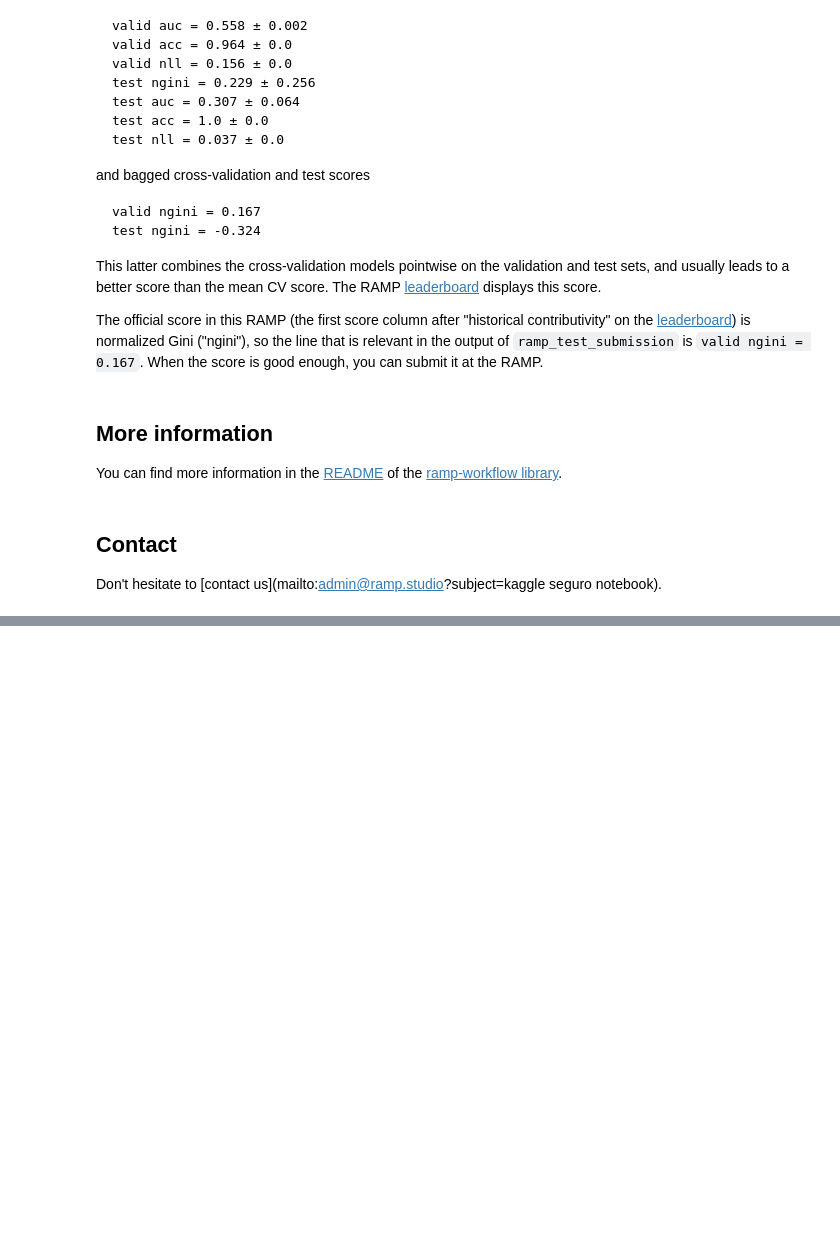
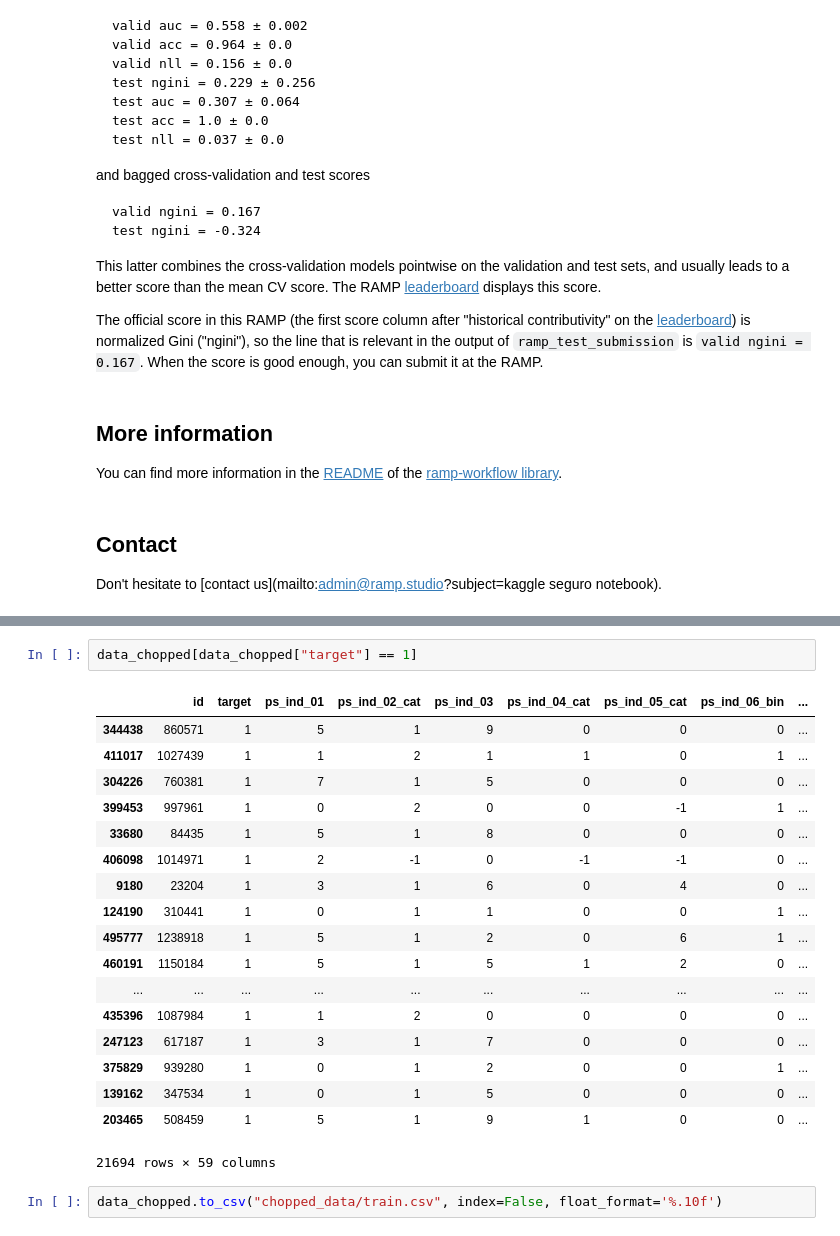
Before and after one commit to yetkinyilmaz/kaggle_seguro, a Jupyter notebook: notebook.ipynb, the cells around one changed output, grey strips where cells are left out. Saved outputs shown, nothing was run; the diff lists cells and outputs as text; blank space fills up the shorter version.

```diff
--- a/notebook.ipynb
+++ b/notebook.ipynb
@@ -287,0 +341,23 @@ Don't hesitate to [contact us](mailto:admin@ramp.studio?subject=kaggle seguro no
+# %%
+data_chopped[data_chopped["target"] == 1]
+# %% [output]
+|  | id | target | ps_ind_01 | ps_ind_02_cat | ps_ind_03 | ps_ind_04_cat | ps_ind_05_cat | ps_ind_06_bin | ... |
+| 344438 | 860571 | 1 | 5 | 1 | 9 | 0 | 0 | 0 | ... |
+| 411017 | 1027439 | 1 | 1 | 2 | 1 | 1 | 0 | 1 | ... |
+| 304226 | 760381 | 1 | 7 | 1 | 5 | 0 | 0 | 0 | ... |
+| 399453 | 997961 | 1 | 0 | 2 | 0 | 0 | -1 | 1 | ... |
+| 33680 | 84435 | 1 | 5 | 1 | 8 | 0 | 0 | 0 | ... |
+| 406098 | 1014971 | 1 | 2 | -1 | 0 | -1 | -1 | 0 | ... |
+| 9180 | 23204 | 1 | 3 | 1 | 6 | 0 | 4 | 0 | ... |
+| 124190 | 310441 | 1 | 0 | 1 | 1 | 0 | 0 | 1 | ... |
+| 495777 | 1238918 | 1 | 5 | 1 | 2 | 0 | 6 | 1 | ... |
+| 460191 | 1150184 | 1 | 5 | 1 | 5 | 1 | 2 | 0 | ... |
+| ... | ... | ... | ... | ... | ... | ... | ... | ... | ... |
+| 435396 | 1087984 | 1 | 1 | 2 | 0 | 0 | 0 | 0 | ... |
+| 247123 | 617187 | 1 | 3 | 1 | 7 | 0 | 0 | 0 | ... |
+| 375829 | 939280 | 1 | 0 | 1 | 2 | 0 | 0 | 1 | ... |
+| 139162 | 347534 | 1 | 0 | 1 | 5 | 0 | 0 | 0 | ... |
+| 203465 | 508459 | 1 | 5 | 1 | 9 | 1 | 0 | 0 | ... |
+21694 rows × 59 columns
+# %%
+data_chopped.to_csv("chopped_data/train.csv", index=False, float_format='%.10f')
```
Also changed, not shown: parts of 12 cells of this notebook, 7 other files.
